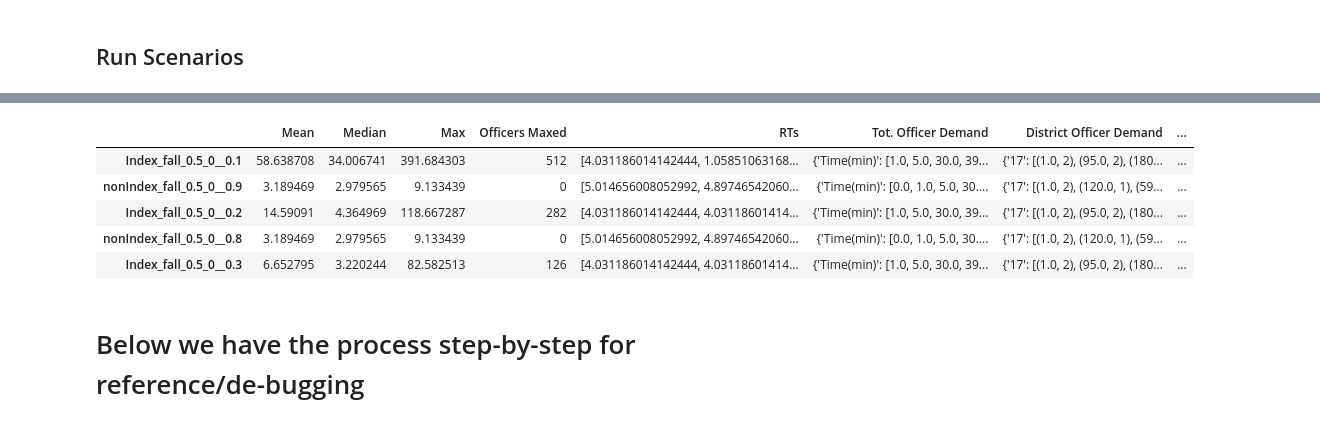
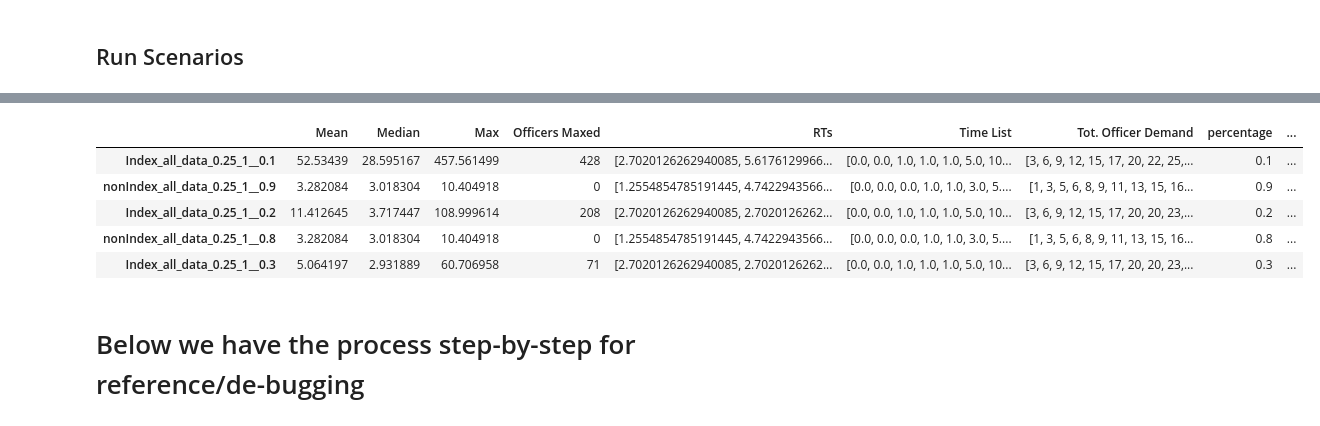
Before and after one commit to callieclark/response-time-project, a Jupyter notebook: RT_Simulation_by_Crime_Type.ipynb, the cells around one changed output, grey strips where cells are left out. Saved outputs shown, nothing was run; the diff lists cells and outputs as text; code cells hidden in the pictures.

```diff
--- a/RT_Simulation_by_Crime_Type.ipynb
+++ b/RT_Simulation_by_Crime_Type.ipynb
@@ -115,15 +118,18 @@ def run_BAU(csv,percent_operating_list):
     polys=sim.create_polys(PS_data,Gs, shp='Chicago_PB.shp',folder='Simulation_Data')
     ndk=sim.set_ndk(Gs,PC_node)
 
-    #percent_operating=1.0
     for percent_operating in percent_operating_list:
-        RT,Officers_maxed_out,officer_demand_district=sim.eva_resp_time(PC_node,Crime,percent_operating,ndk,polys,Gs)
+
+        RT,Officers_maxed_out,officer_demand_district,time_list, tot_officer_demand=sim.eva_resp_time(PC_node,Crime,percent_operating,ndk,polys,Gs)
         res_time = sim.column(RT, 0)
-        data_dict['BAU'+'_'+csv[:-13]+'_'+str(percent_operating)]=[np.mean(res_time),np.median(res_time),np.max(res_time),Officers_maxed_out,res_time,officer_demand_tot,officer_demand_district]
+        #data_dict['BAU'+'_'+csv[:-13]+'_'+str(percent_operating)]=[np.mean(res_time),np.median(res_time),np.max(res_time),Officers_maxed_out,res_time,officer_demand_tot,officer_demand_district]
+        data_dict['BAU'+'_'+csv[:-13]+'_'+str(percent_operating)]=[np.mean(res_time),np.median(res_time),np.max(res_time),Officers_maxed_out,res_time,time_list, tot_officer_demand]
 
+    return polys
 def create_df(data_dict):
     df=pd.DataFrame(data_dict).T
-    df.columns=['Mean','Median','Max','Officers Maxed','RTs','Tot. Officer Demand','District Officer Demand']
+    df.columns=['Mean','Median','Max','Officers Maxed','RTs','Time List','Tot. Officer Demand']
+    #df.columns=['Mean','Median','Max','Officers Maxed','RTs','Tot. Officer Demand','District Officer Demand']
     df['percentage']=[float(i[-3:]) for i in df.index]
     df['Responder']=[(i[:3]=='non')*1 for i in df.index]
     df['Responder']=df['Responder'].map({1:'Alternative',0:'Police'})#this takes into account BAU#round RTs
@@ -168,14 +163,14 @@ KeyboardInterrupt:
 # %%
 df=create_df(data_dict)
-df.to_csv('Chicago_Data/RT_Data_vfinal.csv')
+#df.to_csv('Chicago_Data/RT_Data_final_v2.csv')
 df.head()
 # %% [output]
-|  | Mean | Median | Max | Officers Maxed | RTs | Tot. Officer Demand | District Officer Demand | ... |
-| Index_fall_0.5_0__0.1 | 58.638708 | 34.006741 | 391.684303 | 512 | [4.031186014142444, 1.05851063168... | {'Time(min)': [1.0, 5.0, 30.0, 39... | {'17': [(1.0, 2), (95.0, 2), (180... | ... |
-| nonIndex_fall_0.5_0__0.9 | 3.189469 | 2.979565 | 9.133439 | 0 | [5.014656008052992, 4.89746542060... | {'Time(min)': [0.0, 1.0, 5.0, 30.... | {'17': [(1.0, 2), (120.0, 1), (59... | ... |
-| Index_fall_0.5_0__0.2 | 14.59091 | 4.364969 | 118.667287 | 282 | [4.031186014142444, 4.03118601414... | {'Time(min)': [1.0, 5.0, 30.0, 39... | {'17': [(1.0, 2), (95.0, 2), (180... | ... |
-| nonIndex_fall_0.5_0__0.8 | 3.189469 | 2.979565 | 9.133439 | 0 | [5.014656008052992, 4.89746542060... | {'Time(min)': [0.0, 1.0, 5.0, 30.... | {'17': [(1.0, 2), (120.0, 1), (59... | ... |
-| Index_fall_0.5_0__0.3 | 6.652795 | 3.220244 | 82.582513 | 126 | [4.031186014142444, 4.03118601414... | {'Time(min)': [1.0, 5.0, 30.0, 39... | {'17': [(1.0, 2), (95.0, 2), (180... | ... |
+|  | Mean | Median | Max | Officers Maxed | RTs | Time List | Tot. Officer Demand | percentage | ... |
+| Index_all_data_0.25_1__0.1 | 52.53439 | 28.595167 | 457.561499 | 428 | [2.7020126262940085, 5.6176129966... | [0.0, 0.0, 1.0, 1.0, 1.0, 5.0, 10... | [3, 6, 9, 12, 15, 17, 20, 22, 25,... | 0.1 | ... |
+| nonIndex_all_data_0.25_1__0.9 | 3.282084 | 3.018304 | 10.404918 | 0 | [1.2554854785191445, 4.7422943566... | [0.0, 0.0, 0.0, 1.0, 1.0, 3.0, 5.... | [1, 3, 5, 6, 8, 9, 11, 13, 15, 16... | 0.9 | ... |
+| Index_all_data_0.25_1__0.2 | 11.412645 | 3.717447 | 108.999614 | 208 | [2.7020126262940085, 2.7020126262... | [0.0, 0.0, 1.0, 1.0, 1.0, 5.0, 10... | [3, 6, 9, 12, 15, 17, 20, 20, 23,... | 0.2 | ... |
+| nonIndex_all_data_0.25_1__0.8 | 3.282084 | 3.018304 | 10.404918 | 0 | [1.2554854785191445, 4.7422943566... | [0.0, 0.0, 0.0, 1.0, 1.0, 3.0, 5.... | [1, 3, 5, 6, 8, 9, 11, 13, 15, 16... | 0.8 | ... |
+| Index_all_data_0.25_1__0.3 | 5.064197 | 2.931889 | 60.706958 | 71 | [2.7020126262940085, 2.7020126262... | [0.0, 0.0, 1.0, 1.0, 1.0, 5.0, 10... | [3, 6, 9, 12, 15, 17, 20, 20, 23,... | 0.3 | ... |
 # %% [markdown]
 # Below we have the process step-by-step for reference/de-bugging
 # %% [markdown]
```
Also changed, not shown: parts of 3 cells of this notebook.
